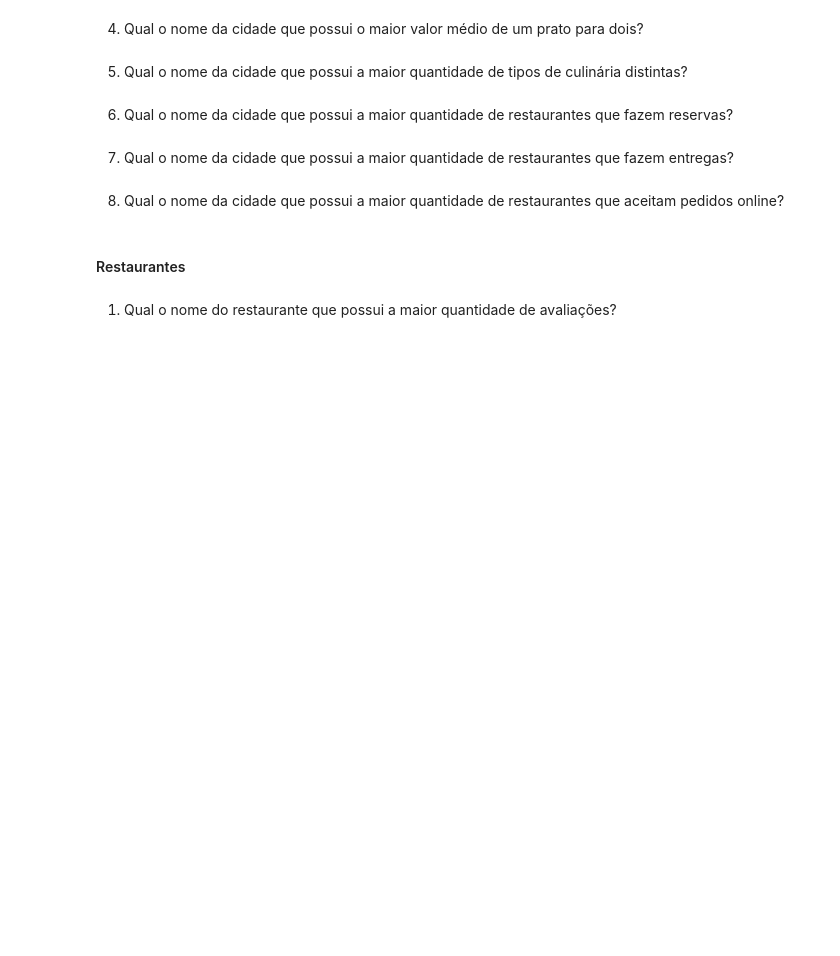
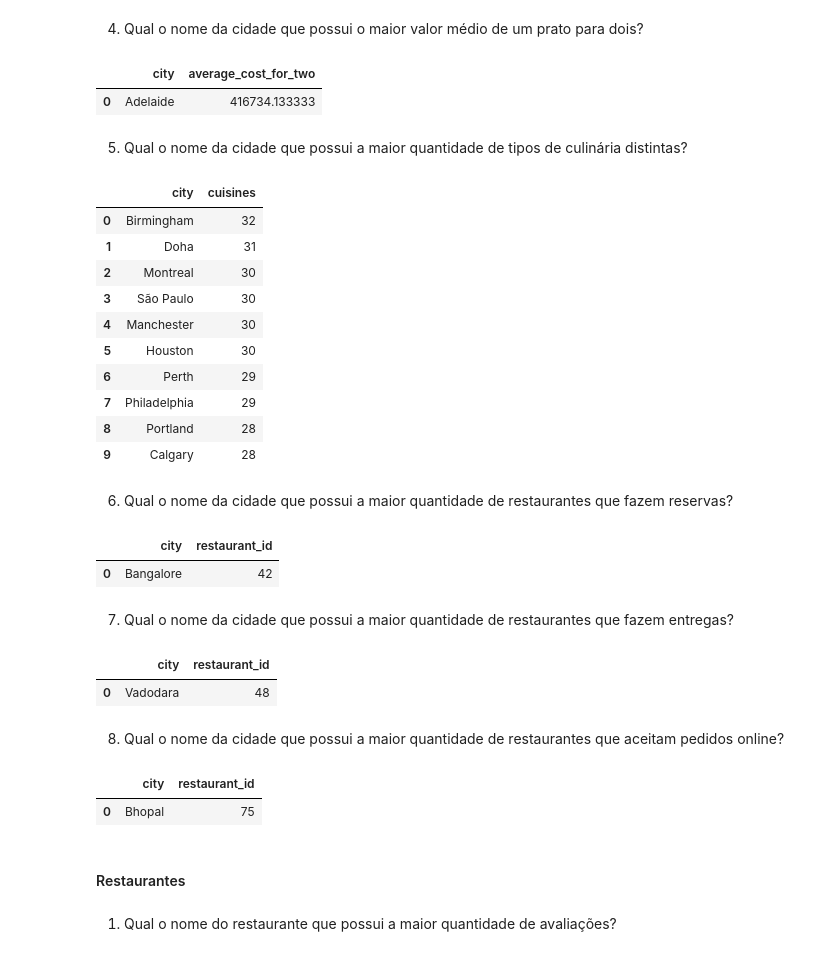
Before and after one commit to thiago-vale/fome-zero, a Jupyter notebook: notebook/fome-zero.ipynb, the cells around one changed output. Cells and saved outputs as stored; diff of their text form; code cells hidden in the pictures; blank space fills up the shorter version.

```diff
--- a/notebook/fome-zero.ipynb
+++ b/notebook/fome-zero.ipynb
@@ -242,17 +285,59 @@ pais
 # %% [markdown]
 4. Qual o nome da cidade que possui o maior valor médio de um prato para dois?
+# %%
+city = df.groupby('city')['average_cost_for_two'].mean().sort_values(ascending=False).reset_index()
+city.head(1)
+# %% [output]
+|  | city | average_cost_for_two |
+| 0 | Adelaide | 416734.133333 |
 # %% [markdown]
 5. Qual o nome da cidade que possui a maior quantidade de tipos de culinária
 distintas?
+# %%
+cidade = df.groupby('city')['cuisines'].nunique().sort_values(ascending=False).reset_index()
+cidade.head(10)
+# %% [output]
+|  | city | cuisines |
+| 0 | Birmingham | 32 |
+| 1 | Doha | 31 |
+| 2 | Montreal | 30 |
+| 3 | São Paulo | 30 |
+| 4 | Manchester | 30 |
+| 5 | Houston | 30 |
+| 6 | Perth | 29 |
+| 7 | Philadelphia | 29 |
+| 8 | Portland | 28 |
+| 9 | Calgary | 28 |
 # %% [markdown]
 6. Qual o nome da cidade que possui a maior quantidade de restaurantes que fazem
 reservas?
+# %%
+cidade = df[df['has_table_booking'] == 1].groupby('city')['restaurant_id'].count().reset_index()
+cidade = cidade.sort_values('restaurant_id', ascending=False).reset_index(drop=True)
+cidade.head(1)
+# %% [output]
+|  | city | restaurant_id |
+| 0 | Bangalore | 42 |
 # %% [markdown]
 7. Qual o nome da cidade que possui a maior quantidade de restaurantes que fazem
 entregas?
+# %%
+cidade = df[df['is_delivering_now'] == 1 ].groupby('city')['restaurant_id'].count().reset_index()
+cidade = cidade.sort_values('restaurant_id', ascending=False).reset_index(drop=True)
+cidade.head(1)
+# %% [output]
+|  | city | restaurant_id |
+| 0 | Vadodara | 48 |
 # %% [markdown]
 8. Qual o nome da cidade que possui a maior quantidade de restaurantes que
 aceitam pedidos online?
+# %%
+cidade = df[df['has_online_delivery'] == 1].groupby('city')['restaurant_id'].count().reset_index()
+cidade = cidade.sort_values('restaurant_id',ascending=False).reset_index(drop=True)
+cidade.head(1)
+# %% [output]
+|  | city | restaurant_id |
+| 0 | Bhopal | 75 |
 # %% [markdown]
 #### Restaurantes
 # %% [markdown]
```
Also changed, not shown: parts of 3 cells of this notebook, 1 other file.
